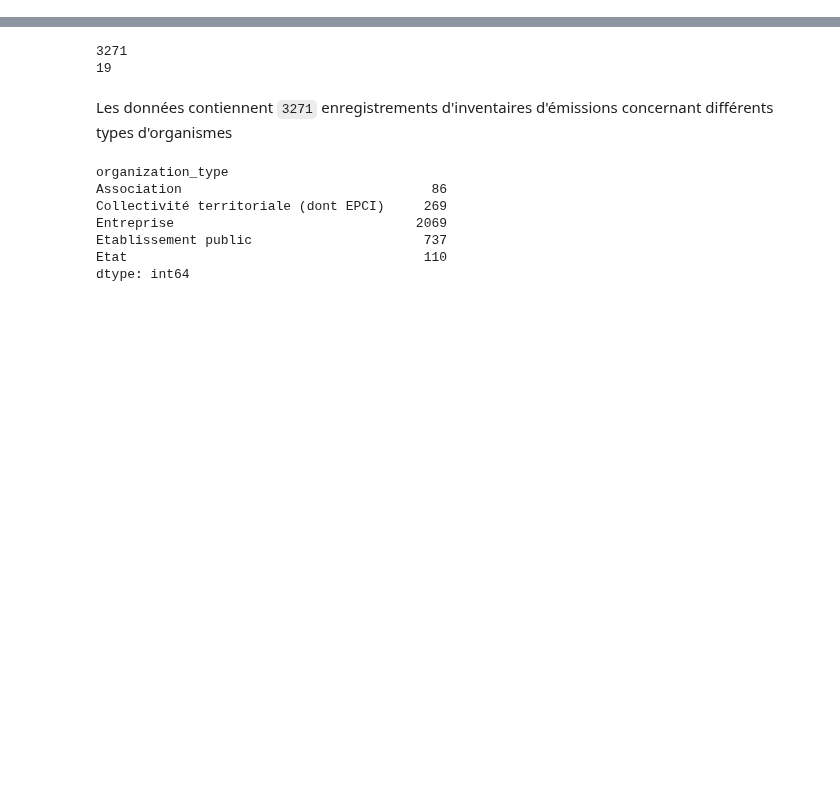
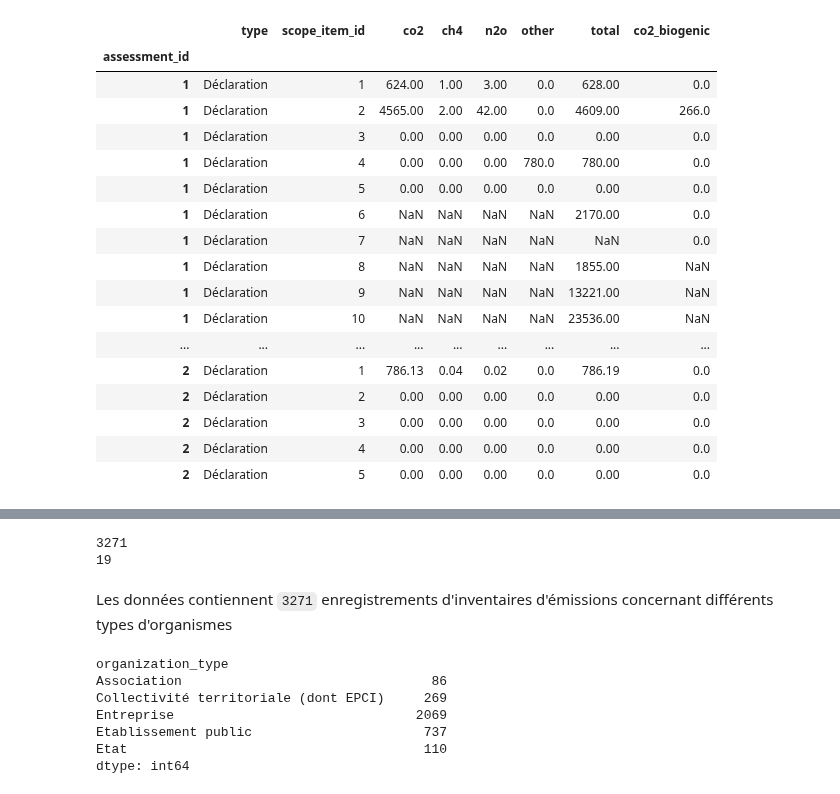
Before and after one commit to OpenGeoScales/ogs-data-exploration, a Jupyter notebook: notebooks/ghg-emissions/ademe/ademe-beges-data-exploration.ipynb, the cells around one changed output, grey strips where cells are left out. Saved outputs shown, nothing was run; the diff lists cells and outputs as text; code cells hidden in the pictures; blank space fills up the shorter version.

Commit message:
update ademe data exploration notebook #2

```diff
--- a/notebooks/ghg-emissions/ademe/ademe-beges-data-exploration.ipynb
+++ b/notebooks/ghg-emissions/ademe/ademe-beges-data-exploration.ipynb
@@ -22,0 +17,22 @@ ademe_beges_assessemnt.head(5)
+# %%
+# Load ademe data from github repository
+
+# assessments.csv
+url = 'https://raw.githubusercontent.com/OpenGeoScales/ogs-data-exploration/main/data/ghg-emissions/ademe/beges/assessments.csv'
+assessements = pd.read_csv(url, index_col=0)
+
+# assessments.csv
+url = 'https://raw.githubusercontent.com/OpenGeoScales/ogs-data-exploration/main/data/ghg-emissions/ademe/beges/emissions.csv'
+emissions = pd.read_csv(url, index_col=0)
+
+# legal_units.csv
+url = 'https://raw.githubusercontent.com/OpenGeoScales/ogs-data-exploration/main/data/ghg-emissions/ademe/beges/legal_units.csv'
+legal_units = pd.read_csv(url, index_col=0)
+
+# scope_items.csv
+url = 'https://raw.githubusercontent.com/OpenGeoScales/ogs-data-exploration/main/data/ghg-emissions/ademe/beges/scope_items.csv'
+scope_items = pd.read_csv(url, index_col=0)
+
+# texts.csv
+url = 'https://raw.githubusercontent.com/OpenGeoScales/ogs-data-exploration/main/data/ghg-emissions/ademe/beges/texts.csv'
+texts = pd.read_csv(url, index_col=0)
@@ -22,0 +47,21 @@ ademe_beges_assessemnt.head(5)
+# %%
+emissions.head(20)
+# %% [output]
+|  | type | scope_item_id | co2 | ch4 | n2o | other | total | co2_biogenic |
+| assessment_id |  |  |  |  |  |  |  |  |
+| 1 | Déclaration | 1 | 624.00 | 1.00 | 3.00 | 0.0 | 628.00 | 0.0 |
+| 1 | Déclaration | 2 | 4565.00 | 2.00 | 42.00 | 0.0 | 4609.00 | 266.0 |
+| 1 | Déclaration | 3 | 0.00 | 0.00 | 0.00 | 0.0 | 0.00 | 0.0 |
+| 1 | Déclaration | 4 | 0.00 | 0.00 | 0.00 | 780.0 | 780.00 | 0.0 |
+| 1 | Déclaration | 5 | 0.00 | 0.00 | 0.00 | 0.0 | 0.00 | 0.0 |
+| 1 | Déclaration | 6 | NaN | NaN | NaN | NaN | 2170.00 | 0.0 |
+| 1 | Déclaration | 7 | NaN | NaN | NaN | NaN | NaN | 0.0 |
+| 1 | Déclaration | 8 | NaN | NaN | NaN | NaN | 1855.00 | NaN |
+| 1 | Déclaration | 9 | NaN | NaN | NaN | NaN | 13221.00 | NaN |
+| 1 | Déclaration | 10 | NaN | NaN | NaN | NaN | 23536.00 | NaN |
+| ... | ... | ... | ... | ... | ... | ... | ... | ... |
+| 2 | Déclaration | 1 | 786.13 | 0.04 | 0.02 | 0.0 | 786.19 | 0.0 |
+| 2 | Déclaration | 2 | 0.00 | 0.00 | 0.00 | 0.0 | 0.00 | 0.0 |
+| 2 | Déclaration | 3 | 0.00 | 0.00 | 0.00 | 0.0 | 0.00 | 0.0 |
+| 2 | Déclaration | 4 | 0.00 | 0.00 | 0.00 | 0.0 | 0.00 | 0.0 |
+| 2 | Déclaration | 5 | 0.00 | 0.00 | 0.00 | 0.0 | 0.00 | 0.0 |
```
Also changed, not shown: parts of 14 cells of this notebook.
